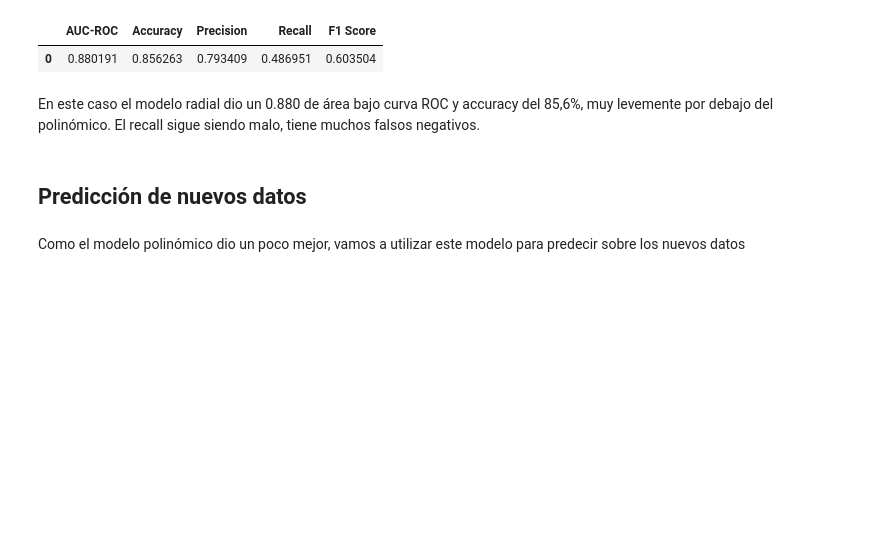
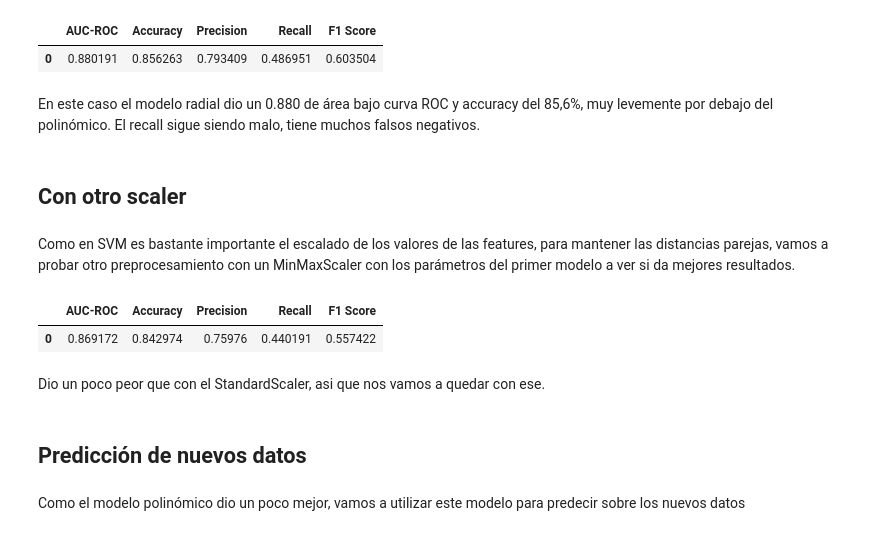
Before and after one commit to fdelu/orga-de-datos, a Jupyter notebook: parte_2/SVM.ipynb, the cells around one changed output. Saved outputs shown, nothing was run; the diff lists cells and outputs as text; code cells hidden in the pictures; blank space fills up the shorter version.

```diff
--- a/parte_2/SVM.ipynb
+++ b/parte_2/SVM.ipynb
@@ -193,6 +188,36 @@ metrics_table(pipe2, X_test, Y_test)
 | 0 | 0.880191 | 0.856263 | 0.793409 | 0.486951 | 0.603504 |
 # %% [markdown]
 En este caso el modelo radial dio un 0.880 de área bajo curva ROC y accuracy del 85,6%, muy levemente por debajo del polinómico. El  recall sigue siendo malo, tiene muchos falsos negativos.
+# %% [markdown]
+## Con otro scaler
+# %% [markdown]
+Como en SVM es bastante importante el escalado de los valores de las features, para mantener las distancias parejas, vamos a probar otro preprocesamiento con un MinMaxScaler con los parámetros del primer modelo a ver si da mejores resultados.
+# %%
+initialize_dataset()
+
+df_features = pd.read_csv("datasets/df_features.csv", low_memory = False, index_col = "id")
+df_target = pd.read_csv("datasets/df_target.csv", low_memory = False, index_col = "id")
+
+common(df_features, df_target)
+viento_trigonometrico(df_features)
+
+df_features = hashing_trick(df_features, 24, "barrio")
+pipe3 = iterative_imputer()
+pipe3 = minmax(pipe3)
+
+X_train, X_test, Y_train, Y_test = train_test_split(df_features, df_target, test_size = 0.20, random_state = 123)
+# %%
+pipe3.steps.append(['svc', SVC(kernel = 'poly', random_state = 123, max_iter=100000,
+                             C = 1, degree = 3, coef0 = 1, gamma = 0.01)])
+
+pipe3.fit(X_train, Y_train.values.ravel())
+
+metrics_table(pipe3, X_test, Y_test)
+# %% [output]
+|  | AUC-ROC | Accuracy | Precision | Recall | F1 Score |
+| 0 | 0.869172 | 0.842974 | 0.75976 | 0.440191 | 0.557422 |
+# %% [markdown]
+Dio un poco peor que con el StandardScaler, asi que nos vamos a quedar con ese.
 # %% [markdown]
 ## Predicción de nuevos datos
 # %% [markdown]
```
Also changed, not shown: parts of 10 cells of this notebook.
